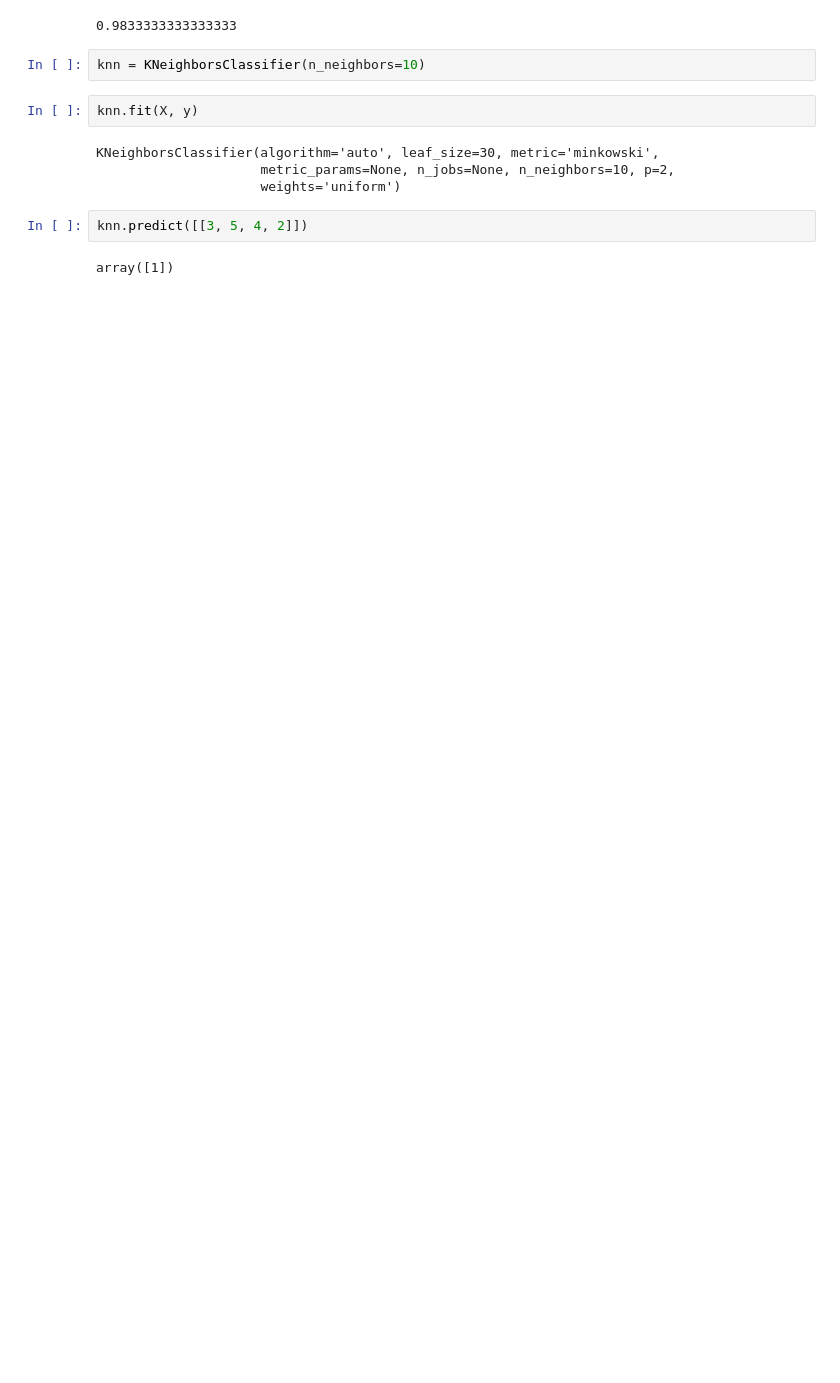
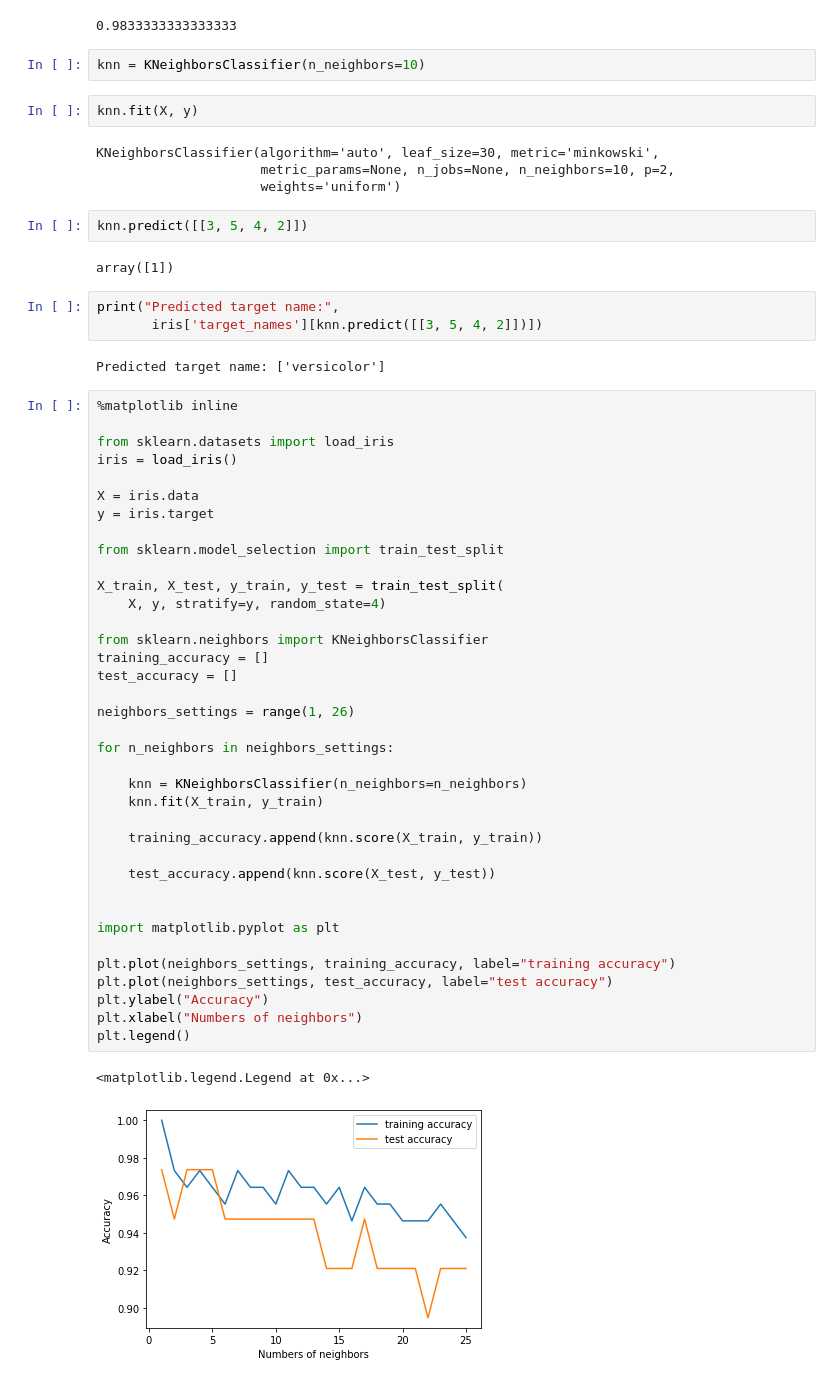
Before and after one commit to EKHTEAR/CSE445-Machine-Learning-AzK-, a Jupyter notebook: Irish_Dataset_Project/Model_Evaluation_3.ipynb, the cells around one changed output. Saved outputs shown, nothing was run; the diff lists cells and outputs as text; blank space fills up the shorter version.

```diff
--- a/Irish_Dataset_Project/Model_Evaluation_3.ipynb
+++ b/Irish_Dataset_Project/Model_Evaluation_3.ipynb
@@ -53,3 +53,48 @@ KNeighborsClassifier(algorithm='auto', leaf_size=30, metric='minkowski',
 knn.predict([[3, 5, 4, 2]])
 # %% [output]
 array([1])
+# %%
+print("Predicted target name:",
+       iris['target_names'][knn.predict([[3, 5, 4, 2]])])
+# %% [output]
+Predicted target name: ['versicolor']
+# %%
+%matplotlib inline
+
+from sklearn.datasets import load_iris
+iris = load_iris()
+
+X = iris.data
+y = iris.target
+
+from sklearn.model_selection import train_test_split
+
+X_train, X_test, y_train, y_test = train_test_split(
+    X, y, stratify=y, random_state=4)
+
+from sklearn.neighbors import KNeighborsClassifier
+training_accuracy = []
+test_accuracy = []
+
+neighbors_settings = range(1, 26)
+
+for n_neighbors in neighbors_settings:
+
+    knn = KNeighborsClassifier(n_neighbors=n_neighbors)
+    knn.fit(X_train, y_train)
+
+    training_accuracy.append(knn.score(X_train, y_train))
+
+    test_accuracy.append(knn.score(X_test, y_test))
+
+
+import matplotlib.pyplot as plt
+
+plt.plot(neighbors_settings, training_accuracy, label="training accuracy")
+plt.plot(neighbors_settings, test_accuracy, label="test accuracy")
+plt.ylabel("Accuracy")
+plt.xlabel("Numbers of neighbors")
+plt.legend()
+# %% [output]
+<matplotlib.legend.Legend at 0x...>
+[figure, added]
```
